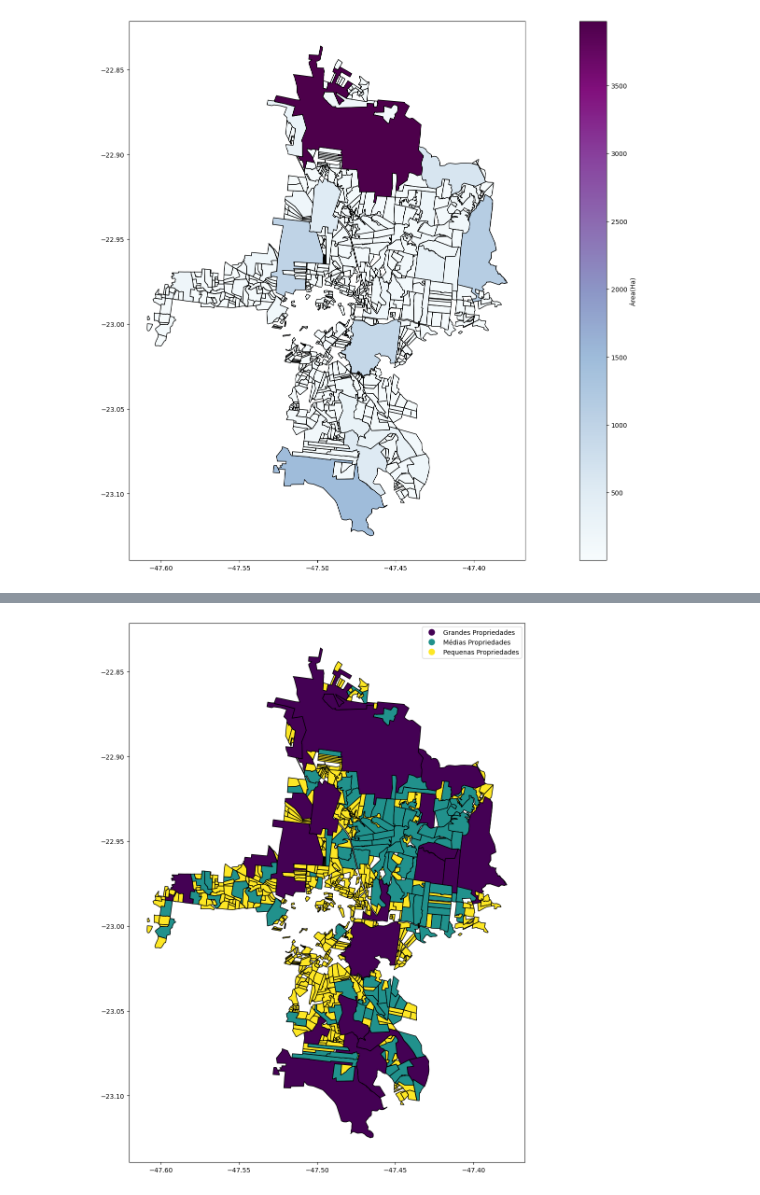
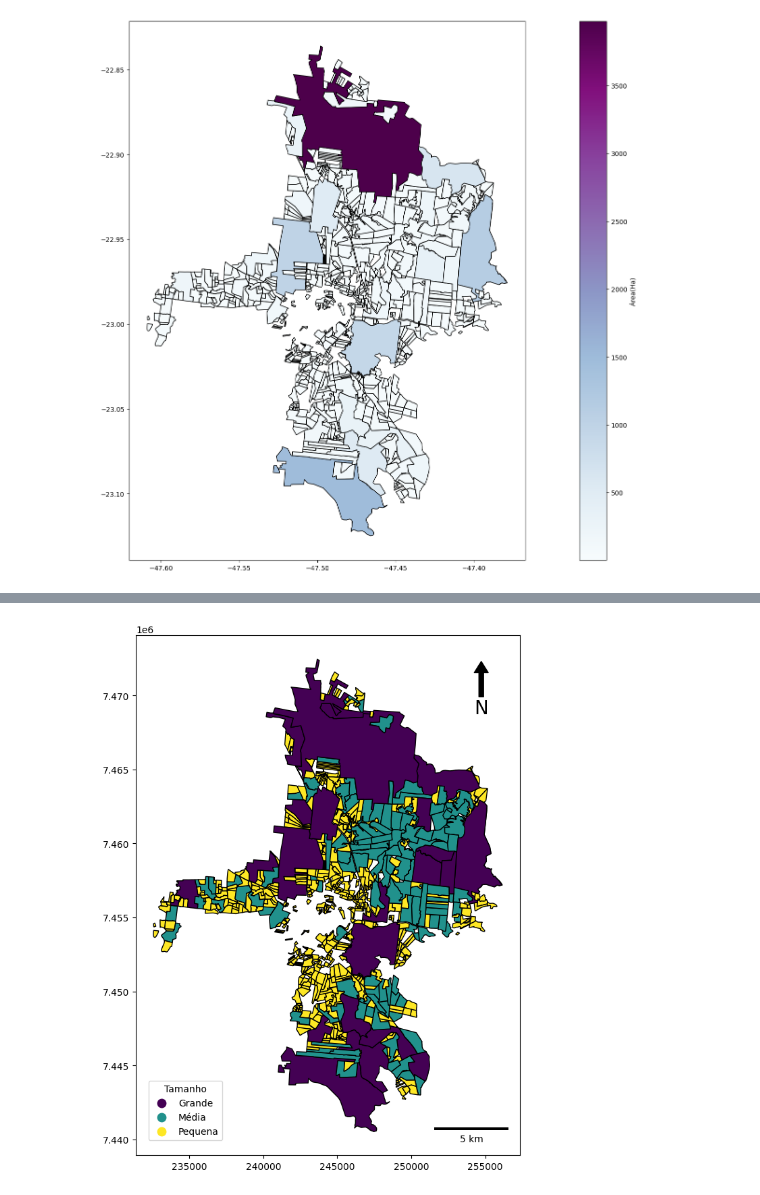
Before and after one commit to pazzi/tcc_ifsp, a Jupyter notebook: src/car_geopandas_imoveis_rurais.ipynb, the cells around one changed output, grey strips where cells are left out. Drawn from its saved outputs; the diff is of its cells as text; code cells hidden in the pictures.

```diff
--- a/src/car_geopandas_imoveis_rurais.ipynb
+++ b/src/car_geopandas_imoveis_rurais.ipynb
@@ -64,0 +57,4 @@ plt.show()
+# %%
+df['Tamanho'] = 'Grande'
+df.loc[df['Área(ha)'] <= 40, 'Tamanho'] = 'Pequena'
+df.loc[(df['Área(ha)'] > 40) & (df['Área(ha)'] <= 150),'Tamanho'] = 'Média'
@@ -100,5 +156,15 @@ for index, row in df.iterrows():
 # %%
-df.plot(column='tipo', cmap='viridis', edgecolor='k', legend=True, figsize=(30,15))
-plt.savefig('capivari2.png')
+from matplotlib_scalebar.scalebar import ScaleBar
+
+df = df.to_crs(31983)
+g = df.plot(column='Tamanho', cmap='viridis', edgecolor='k', legend=True, figsize=(20,10), legend_kwds={'loc': 'lower left', 'bbox_to_anchor':(0.02, 0.02)})
+g.legend_.set_title('Tamanho')
+g.add_artist(ScaleBar(1, location='lower right', border_pad=1, width_fraction=0.005))
+g.annotate('N', xy=(0.9, 0.95), xytext=(0.9, 0.86),
+            arrowprops=dict(facecolor='black', width=5, headwidth=15),
+            ha='center', va='center', fontsize=20,
+            xycoords=g.transAxes)
+
+plt.savefig('capivari2.pdf')
 # %% [output]
-[figure, old version]
+[figure, new version]
```
Also changed, not shown: parts of 13 cells of this notebook.
